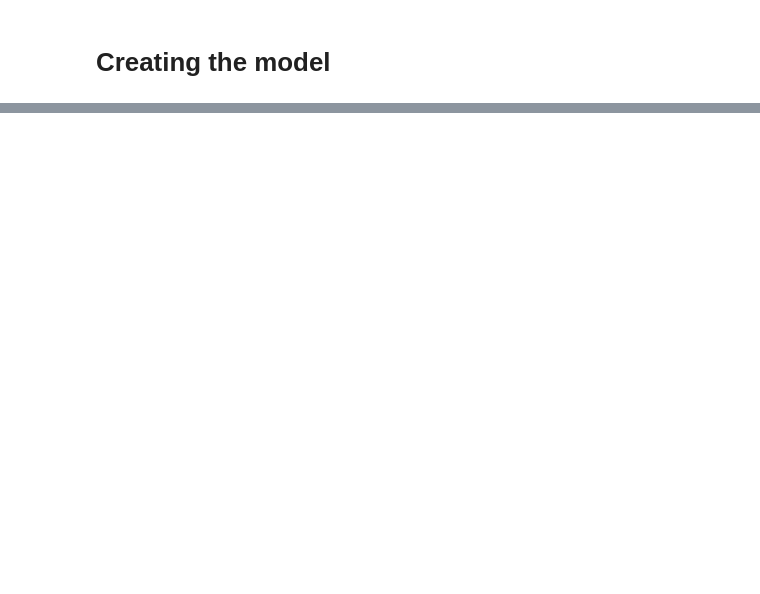
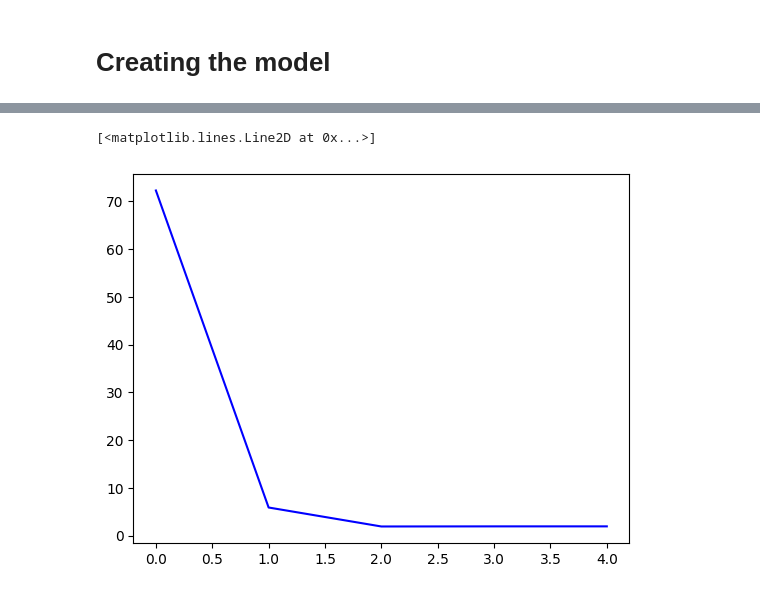
Before and after one commit to Socks2109/Emotion-Recognizer, a Jupyter notebook: emotional_speech.ipynb, the cells around one changed output, grey strips where cells are left out. Drawn from its saved outputs; the diff is of its cells as text; code cells hidden in the pictures; blank space fills up the shorter version.

```diff
--- a/emotional_speech.ipynb
+++ b/emotional_speech.ipynb
@@ -272,0 +354,37 @@ print(df.head())
+# %%
+from tqdm import tqdm
+import numpy as np
+
+def train(train_loader, model, optimizer, criterion, n_epochs=10, **kwargs):
+    ### Define your training loop here
+    model.train()
+    losses = []
+    for i in tqdm(range(n_epochs)):
+          print(i)
+          batch_losses = []
+          for j, data in enumerate(train_loader, 0):
+
+            x_batch, y_batch = data
+
+            optimizer.zero_grad()
+
+            y_predictions = model(x_batch)
+            loss = criterion(y_predictions, y_batch)
+            loss.backward()
+            optimizer.step()
+
+            batch_losses.append(loss.item())
+
+          losses.append(np.mean(batch_losses))
+          print("Last loss: " + str(losses[-1]))
+    return losses
+# %%
+from torch import optim
+
+mymodel = SimpleCNN()
+criterion = nn.CrossEntropyLoss()
+optimizer = optim.Adam(mymodel.parameters(), lr=1e-3)
+# %%
+epochs = 5
+
+losses = train(train_loader, mymodel, optimizer, criterion, epochs)
@@ -272,0 +402,8 @@ print(df.head())
+# %%
+from matplotlib import pyplot as plt
+
+
+plt.plot(np.arange(len(losses)), losses, label='Loss Plot', color='blue')
+# %% [output]
+[<matplotlib.lines.Line2D at 0x...>]
+[figure, added]
```
Also changed, not shown: parts of 12 cells of this notebook.
